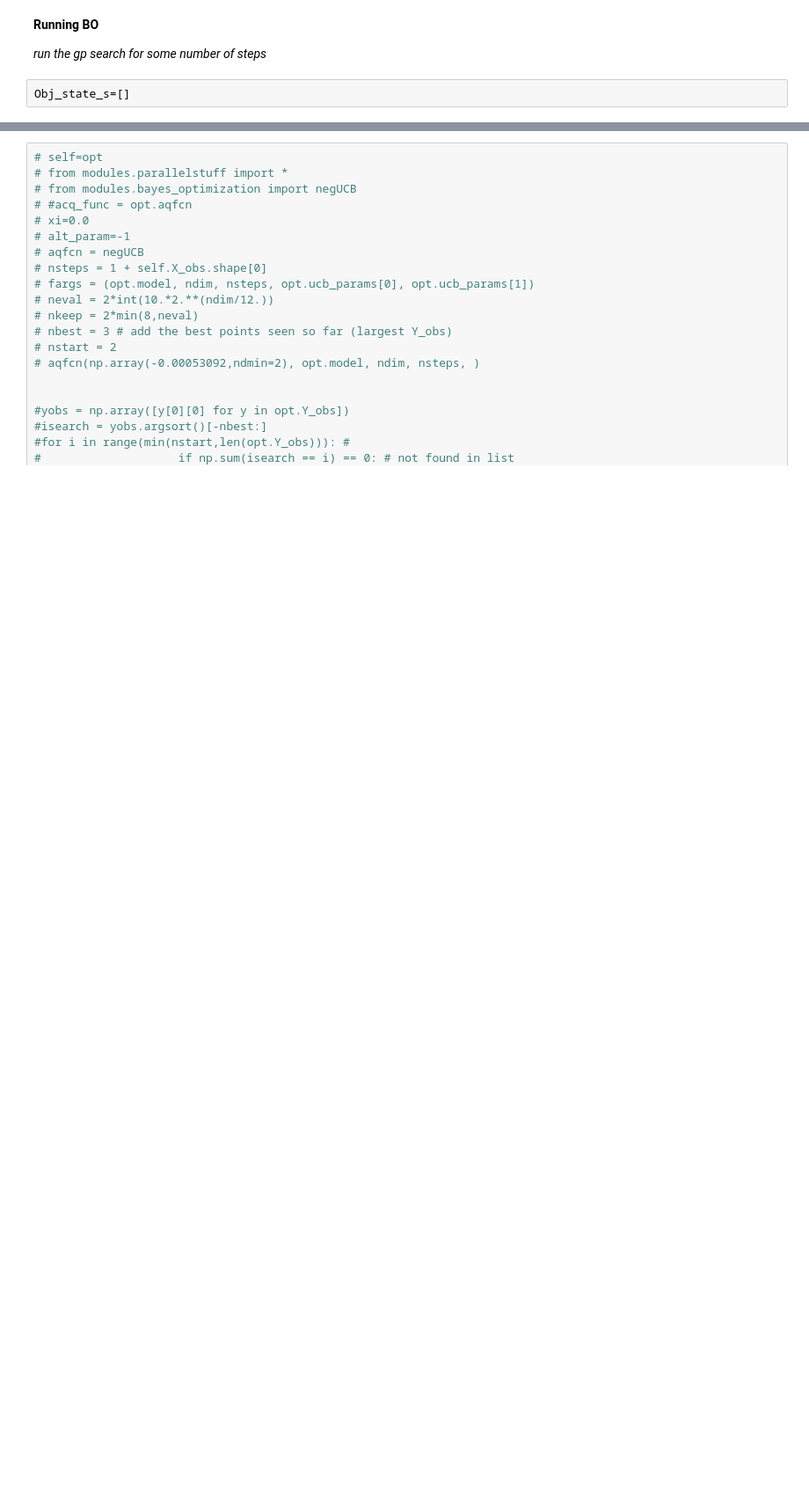
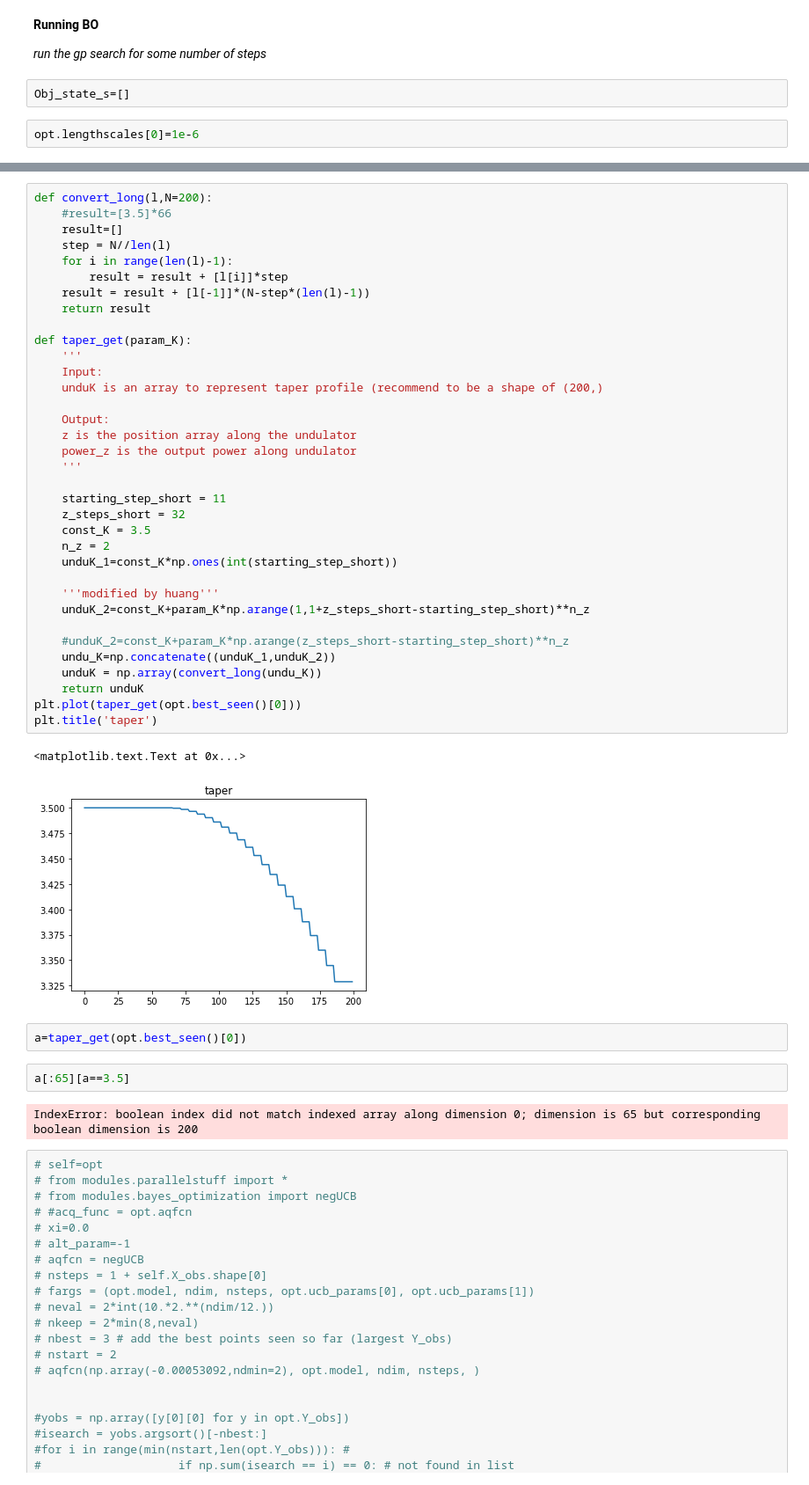
Before and after one commit to hhwer/some_work, a Jupyter notebook: GP/GP/Undulator_Tapering-master/undulator_tapering-Copy1.ipynb, the cells around one changed output, grey strips where cells are left out. Shown at 88% size. Drawn from its saved outputs; the diff is of its cells as text; blank space fills up the shorter version.

```diff
--- a/GP/GP/Undulator_Tapering-master/undulator_tapering-Copy1.ipynb
+++ b/GP/GP/Undulator_Tapering-master/undulator_tapering-Copy1.ipynb
@@ -173,6 +243,8 @@ opt.OptIter()
 *run the gp search for some number of steps*
 # %%
 Obj_state_s=[]
+# %%
+opt.lengthscales[0]=1e-6
 # %%
 import time
 end = time.time()
@@ -221,3 +298,47 @@ use minimize add by huang
+# %%
+def convert_long(l,N=200):
+    #result=[3.5]*66
+    result=[]
+    step = N//len(l)
+    for i in range(len(l)-1):
+        result = result + [l[i]]*step
+    result = result + [l[-1]]*(N-step*(len(l)-1))
+    return result
+
+def taper_get(param_K):
+    '''
+    Input:
+    unduK is an array to represent taper profile (recommend to be a shape of (200,)
+
+    Output:
+    z is the position array along the undulator
+    power_z is the output power along undulator
+    '''
+
+    starting_step_short = 11
+    z_steps_short = 32
+    const_K = 3.5
+    n_z = 2
+    unduK_1=const_K*np.ones(int(starting_step_short))
+
+    '''modified by huang'''
+    unduK_2=const_K+param_K*np.arange(1,1+z_steps_short-starting_step_short)**n_z
+
+    #unduK_2=const_K+param_K*np.arange(z_steps_short-starting_step_short)**n_z
+    undu_K=np.concatenate((unduK_1,unduK_2))
+    unduK = np.array(convert_long(undu_K))
+    return unduK
+plt.plot(taper_get(opt.best_seen()[0]))
+plt.title('taper')
+# %% [output]
+<matplotlib.text.Text at 0x...>
+[figure, added]
+# %%
+a=taper_get(opt.best_seen()[0])
+# %%
+a[:65][a==3.5]
+# %% [output]
+IndexError: boolean index did not match indexed array along dimension 0; dimension is 65 but corresponding boolean dimension is 200
 # %%
 # self=opt
 # from modules.parallelstuff import *
```
Also changed, not shown: parts of 18 cells of this notebook, 19 other files.
